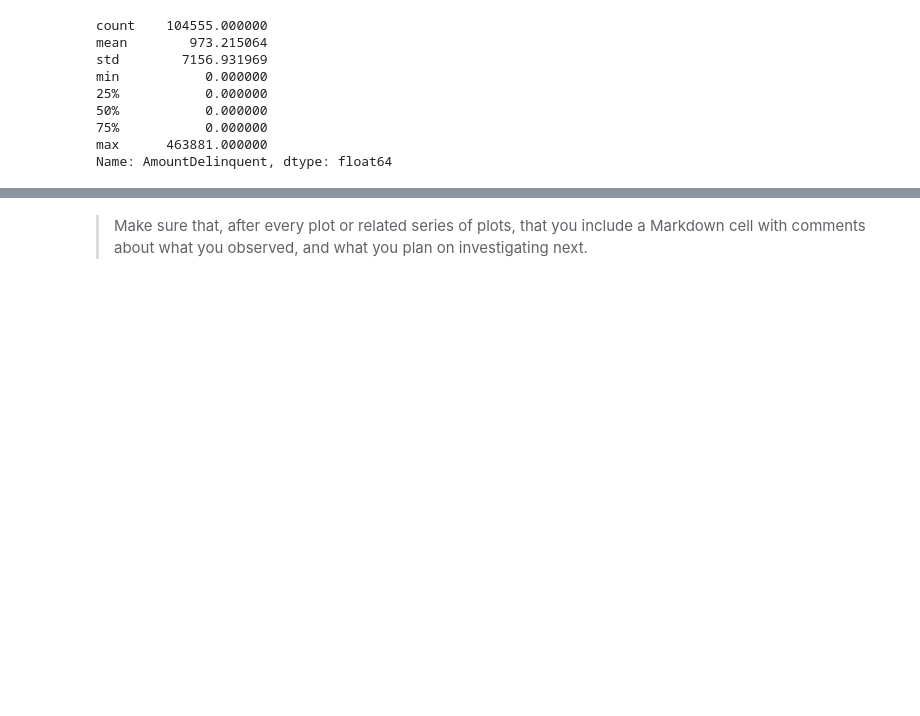
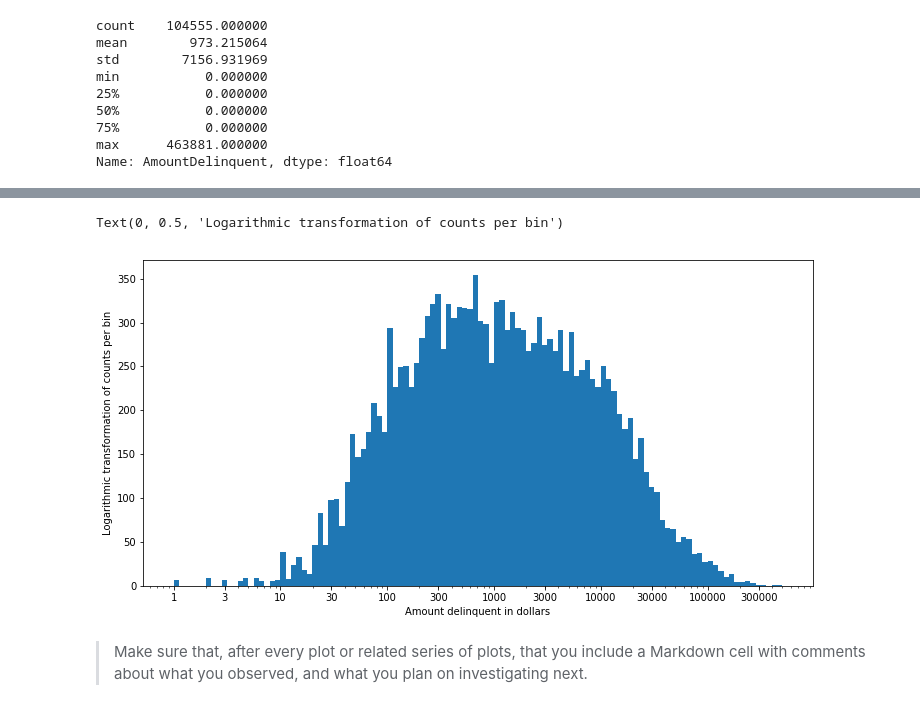
Before and after one commit to Jeff-VA/Udacity-Communicate-Data-Project, a Jupyter notebook: exploration.ipynb, the cells around one changed output, grey strips where cells are left out. Drawn from its saved outputs; the diff is of its cells as text; code cells hidden in the pictures; blank space fills up the shorter version.

```diff
--- a/exploration.ipynb
+++ b/exploration.ipynb
@@ -440,3 +457,17 @@ plt.hist(data = df_trimmed, x = 'AmountDelinquent', bins = bins);
+# %%
+plt.figure(figsize=(12,6))
+log_data = np.log10(df_trimmed['AmountDelinquent'])
+log_bins = 10 ** np.arange(0, np.max(log_data)+ 0.05, 0.05)
+
+plt.hist(df_trimmed['AmountDelinquent'], bins = log_bins)
+plt.xscale('log')
+tick_locs = [1, 3, 10, 30, 100, 300, 1000, 3000, 10000, 30000, 100000, 300000]
+plt.xticks(tick_locs, tick_locs)
+plt.xlabel('Amount delinquent in dollars')
+plt.ylabel('Logarithmic transformation of counts per bin')
+# %% [output]
+Text(0, 0.5, 'Logarithmic transformation of counts per bin')
+[figure, added]
 # %% [markdown]
 > Make sure that, after every plot or related series of plots, that you
 include a Markdown cell with comments about what you observed, and what
```
Also changed, not shown: parts of 8 cells of this notebook.
